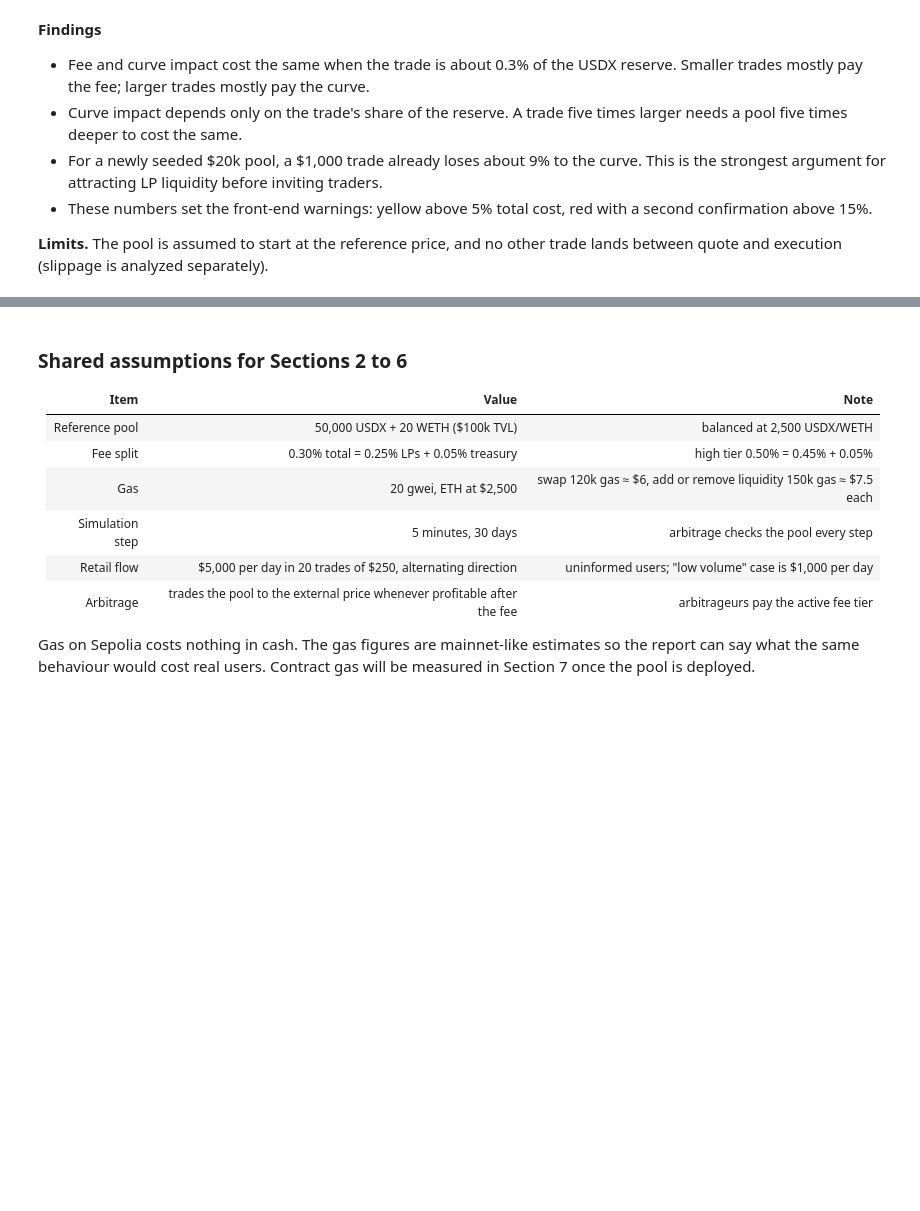
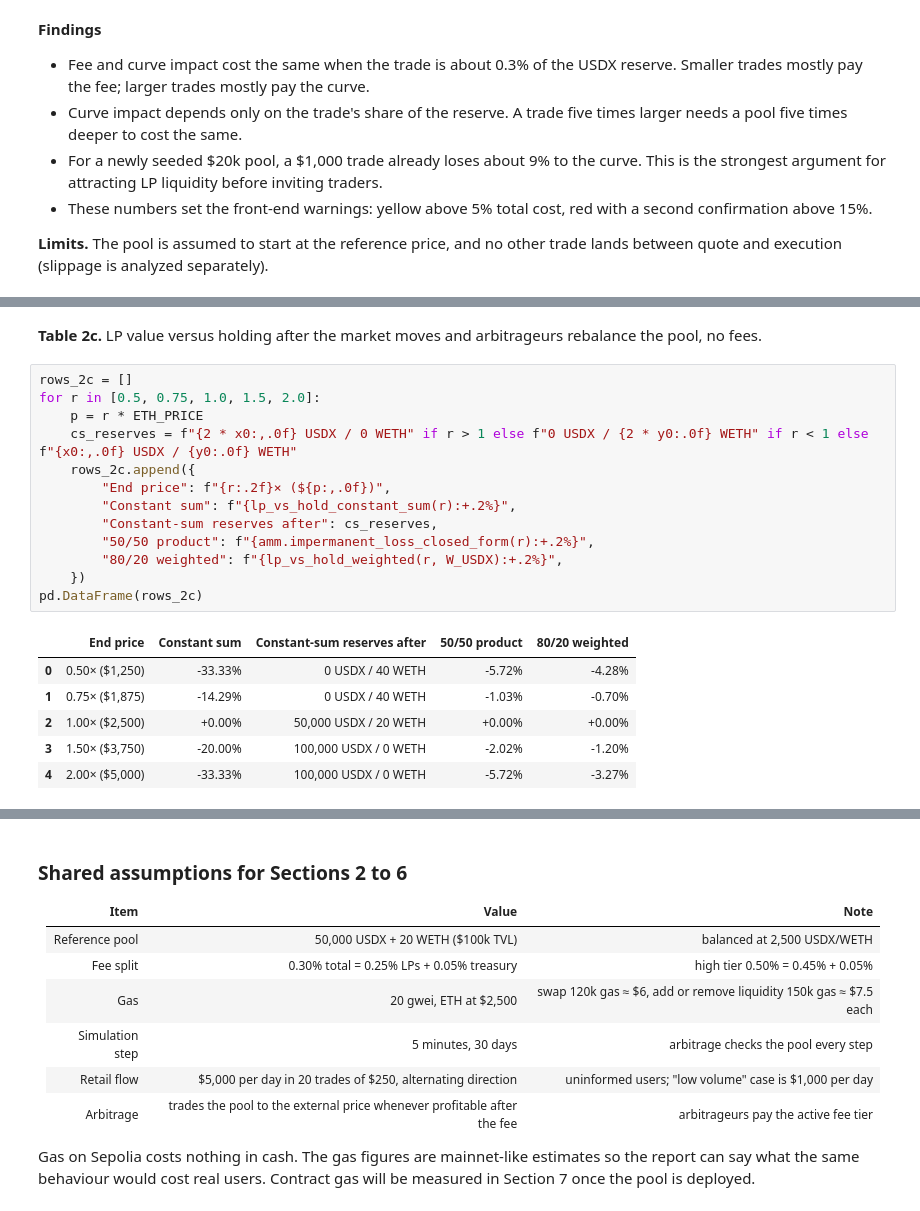
Before and after one commit to SunChuyun/Automated-Market-Maker, a Jupyter notebook: docs/analysis/financial_analysis.ipynb, the cells around one changed output, grey strips where cells are left out. Saved outputs shown, nothing was run; the diff lists cells and outputs as text; blank space fills up the shorter version.

```diff
--- a/docs/analysis/financial_analysis.ipynb
+++ b/docs/analysis/financial_analysis.ipynb
@@ -184,0 +308,22 @@ pd.DataFrame(max_rows)
+# %% [markdown]
+**Table 2c.** LP value versus holding after the market moves and arbitrageurs rebalance the pool, no fees.
+# %%
+rows_2c = []
+for r in [0.5, 0.75, 1.0, 1.5, 2.0]:
+    p = r * ETH_PRICE
+    cs_reserves = f"{2 * x0:,.0f} USDX / 0 WETH" if r > 1 else f"0 USDX / {2 * y0:.0f} WETH" if r < 1 else f"{x0:,.0f} USDX / {y0:.0f} WETH"
+    rows_2c.append({
+        "End price": f"{r:.2f}× (${p:,.0f})",
+        "Constant sum": f"{lp_vs_hold_constant_sum(r):+.2%}",
+        "Constant-sum reserves after": cs_reserves,
+        "50/50 product": f"{amm.impermanent_loss_closed_form(r):+.2%}",
+        "80/20 weighted": f"{lp_vs_hold_weighted(r, W_USDX):+.2%}",
+    })
+pd.DataFrame(rows_2c)
+# %% [output]
+|  | End price | Constant sum | Constant-sum reserves after | 50/50 product | 80/20 weighted |
+| 0 | 0.50× ($1,250) | -33.33% | 0 USDX / 40 WETH | -5.72% | -4.28% |
+| 1 | 0.75× ($1,875) | -14.29% | 0 USDX / 40 WETH | -1.03% | -0.70% |
+| 2 | 1.00× ($2,500) | +0.00% | 50,000 USDX / 20 WETH | +0.00% | +0.00% |
+| 3 | 1.50× ($3,750) | -20.00% | 100,000 USDX / 0 WETH | -2.02% | -1.20% |
+| 4 | 2.00× ($5,000) | -33.33% | 100,000 USDX / 0 WETH | -5.72% | -3.27% |
```
Also changed, not shown: parts of 6 cells of this notebook, 1 other file.
